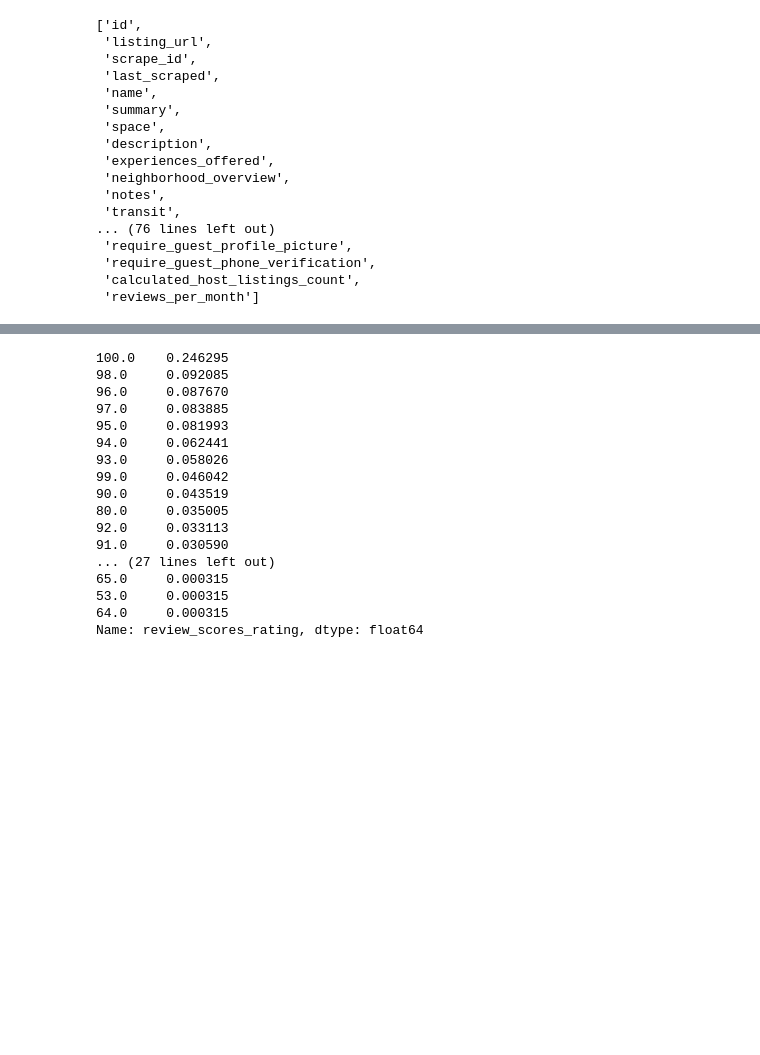
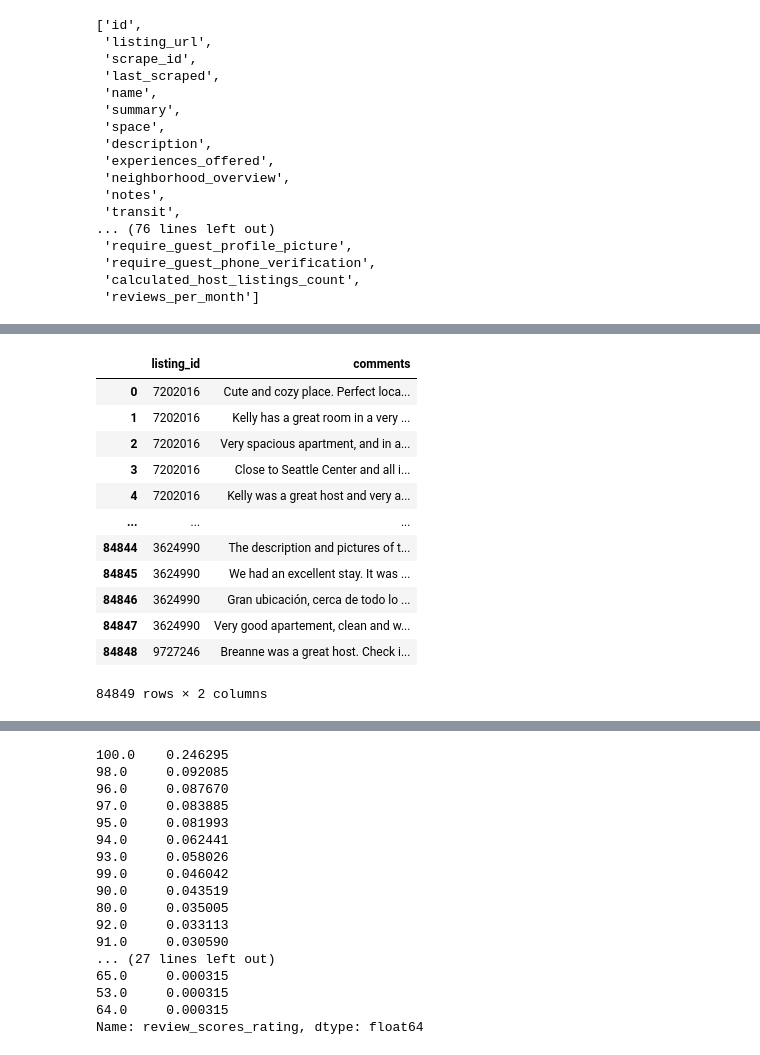
Before and after one commit to omarsul/airbnbDataQuestions-, a Jupyter notebook: blogCode.ipynb, the cells around one changed output, grey strips where cells are left out. Saved outputs shown, nothing was run; the diff lists cells and outputs as text; code cells hidden in the pictures; blank space fills up the shorter version.

```diff
--- a/blogCode.ipynb
+++ b/blogCode.ipynb
@@ -34,0 +94,16 @@ list(li.columns)
+# %%
+rev[['listing_id','comments']]
+# %% [output]
+|  | listing_id | comments |
+| 0 | 7202016 | Cute and cozy place. Perfect loca... |
+| 1 | 7202016 | Kelly has a great room in a very ... |
+| 2 | 7202016 | Very spacious apartment, and in a... |
+| 3 | 7202016 | Close to Seattle Center and all i... |
+| 4 | 7202016 | Kelly was a great host and very a... |
+| ... | ... | ... |
+| 84844 | 3624990 | The description and pictures of t... |
+| 84845 | 3624990 | We had an excellent stay. It was ... |
+| 84846 | 3624990 | Gran ubicación, cerca de todo lo ... |
+| 84847 | 3624990 | Very good apartement, clean and w... |
+| 84848 | 9727246 | Breanne was a great host. Check i... |
+84849 rows × 2 columns
```
Also changed, not shown: parts of 26 cells of this notebook.
